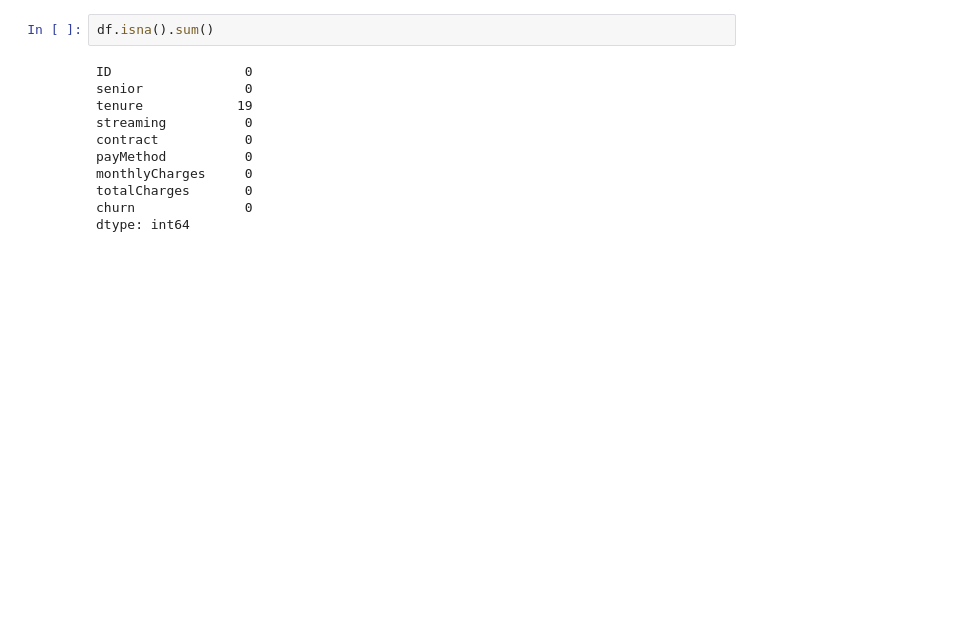
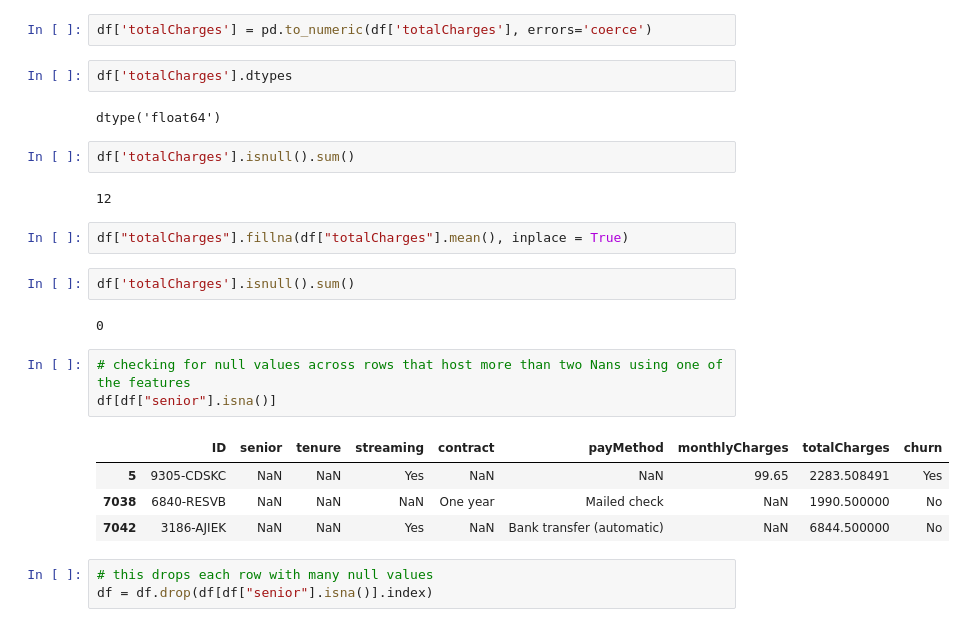
Before and after one commit to afnanzia97/Building-models-to-predict-customer-spending, a Jupyter notebook: MiniPractical.ipynb, the cells around one changed output. Cells and saved outputs as stored; diff of their text form; blank space fills up the shorter version.

```diff
--- a/MiniPractical.ipynb
+++ b/MiniPractical.ipynb
@@ -98,13 +56,27 @@ len(df)
+# %%
+df['totalCharges'] = pd.to_numeric(df['totalCharges'], errors='coerce')
+# %%
+df['totalCharges'].dtypes
+# %% [output]
+dtype('float64')
 # %%
-df.isna().sum()
+df['totalCharges'].isnull().sum()
 # %% [output]
-ID                 0
-senior             0
-tenure            19
-streaming          0
-contract           0
-payMethod          0
-monthlyCharges     0
-totalCharges       0
-churn              0
-dtype: int64
+12
+# %%
+df["totalCharges"].fillna(df["totalCharges"].mean(), inplace = True)
+# %%
+df['totalCharges'].isnull().sum()
+# %% [output]
+0
+# %%
+# checking for null values across rows that host more than two Nans using one of the features
+df[df["senior"].isna()]
+# %% [output]
+|  | ID | senior | tenure | streaming | contract | payMethod | monthlyCharges | totalCharges | churn |
+| 5 | 9305-CDSKC | NaN | NaN | Yes | NaN | NaN | 99.65 | 2283.508491 | Yes |
+| 7038 | 6840-RESVB | NaN | NaN | NaN | One year | Mailed check | NaN | 1990.500000 | No |
+| 7042 | 3186-AJIEK | NaN | NaN | Yes | NaN | Bank transfer (automatic) | NaN | 6844.500000 | No |
+# %%
+# this drops each row with many null values
+df = df.drop(df[df["senior"].isna()].index)
```
Also changed, not shown: parts of 40 cells of this notebook.
